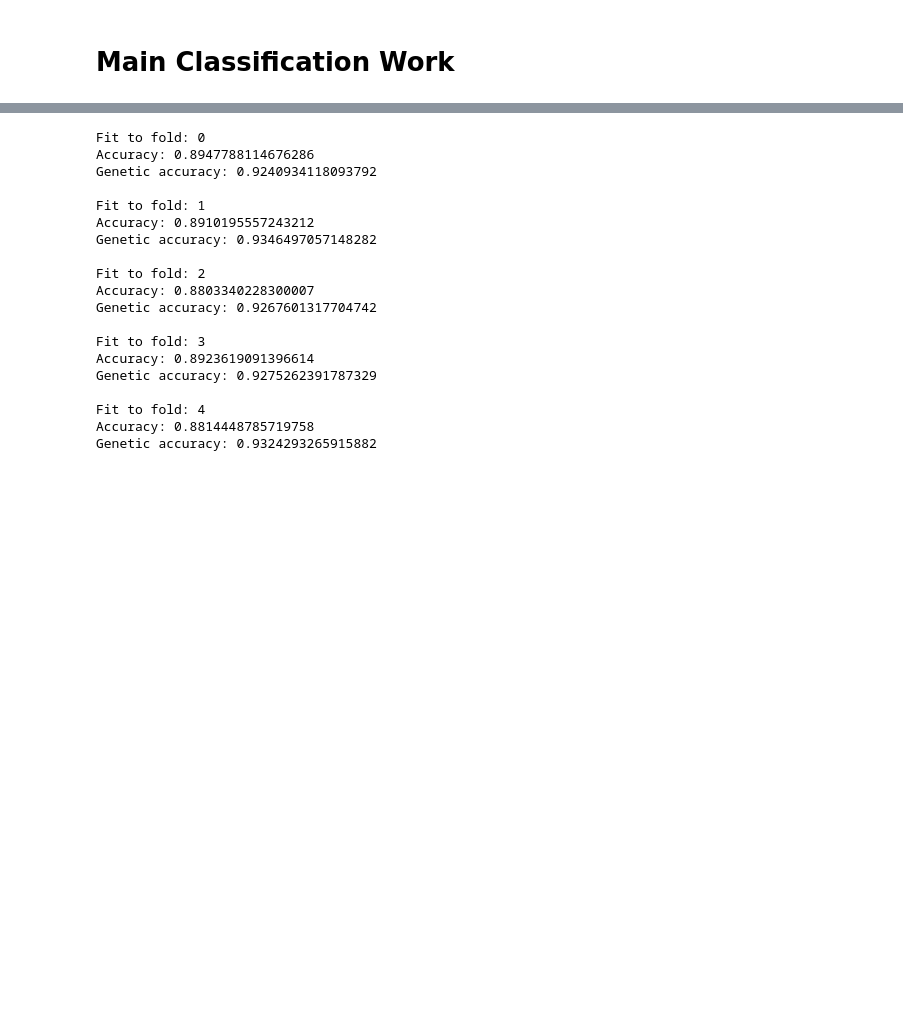
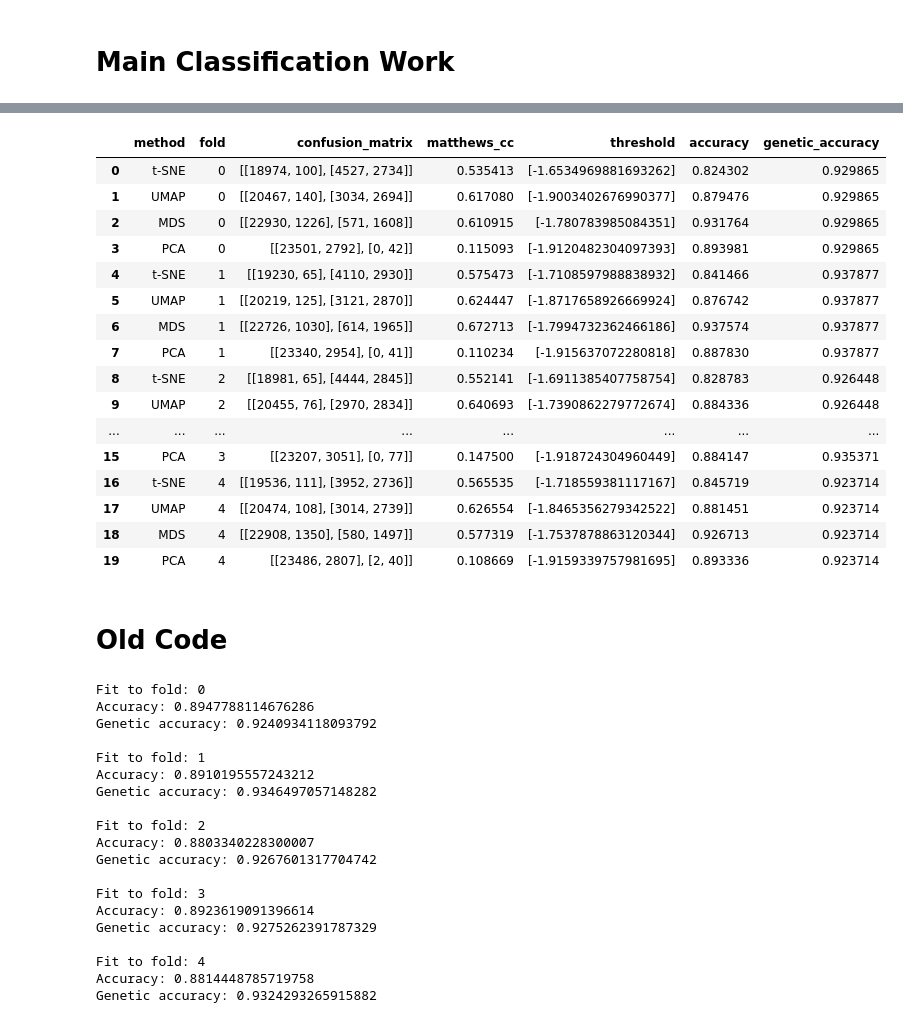
Before and after one commit to blab/cartography, a Jupyter notebook: notebooks/2020-07-28-cross-validation-outline.ipynb, the cells around one changed output, grey strips where cells are left out. Cells and saved outputs as stored; diff of their text form; code cells hidden in the pictures; blank space fills up the shorter version.

```diff
--- a/notebooks/2020-07-28-cross-validation-outline.ipynb
+++ b/notebooks/2020-07-28-cross-validation-outline.ipynb
@@ -341,0 +361,2 @@ Name: (25.0, 0.05), dtype: float64
+# %%
+embedding_class = [TSNE, UMAP, MDS, PCA]
@@ -342,3 +370,11 @@ Name: (25.0, 0.05), dtype: float64
+# %%
+numbers = list(sequences_by_name.values())[:]
+for i in range(0,len(list(sequences_by_name.values()))):
+    numbers[i] = re.sub(r'[^AGCT]', '5', numbers[i])
+    numbers[i] = list(numbers[i].replace('A','1').replace('G','2').replace('C', '3').replace('T','4'))
+    numbers[i] = [int(j) for j in numbers[i]]
+# %%
+numbers = np.array(numbers)
 # %%
 fold_factory = KFold(n_splits=5, shuffle=True)
 folds = fold_factory.split(sequence_names)
@@ -344,0 +505,24 @@ folds = fold_factory.split(sequence_names)
+# %%
+cross_v_info = pd.DataFrame(total_list_methods)
+# %%
+cross_v_info.reset_index(drop=True)
+# %% [output]
+|  | method | fold | confusion_matrix | matthews_cc | threshold | accuracy | genetic_accuracy |
+| 0 | t-SNE | 0 | [[18974, 100], [4527, 2734]] | 0.535413 | [-1.6534969881693262] | 0.824302 | 0.929865 |
+| 1 | UMAP | 0 | [[20467, 140], [3034, 2694]] | 0.617080 | [-1.9003402676990377] | 0.879476 | 0.929865 |
+| 2 | MDS | 0 | [[22930, 1226], [571, 1608]] | 0.610915 | [-1.780783985084351] | 0.931764 | 0.929865 |
+| 3 | PCA | 0 | [[23501, 2792], [0, 42]] | 0.115093 | [-1.9120482304097393] | 0.893981 | 0.929865 |
+| 4 | t-SNE | 1 | [[19230, 65], [4110, 2930]] | 0.575473 | [-1.7108597988838932] | 0.841466 | 0.937877 |
+| 5 | UMAP | 1 | [[20219, 125], [3121, 2870]] | 0.624447 | [-1.8717658926669924] | 0.876742 | 0.937877 |
+| 6 | MDS | 1 | [[22726, 1030], [614, 1965]] | 0.672713 | [-1.7994732362466186] | 0.937574 | 0.937877 |
+| 7 | PCA | 1 | [[23340, 2954], [0, 41]] | 0.110234 | [-1.915637072280818] | 0.887830 | 0.937877 |
+| 8 | t-SNE | 2 | [[18981, 65], [4444, 2845]] | 0.552141 | [-1.6911385407758754] | 0.828783 | 0.926448 |
+| 9 | UMAP | 2 | [[20455, 76], [2970, 2834]] | 0.640693 | [-1.7390862279772674] | 0.884336 | 0.926448 |
+| ... | ... | ... | ... | ... | ... | ... | ... |
+| 15 | PCA | 3 | [[23207, 3051], [0, 77]] | 0.147500 | [-1.918724304960449] | 0.884147 | 0.935371 |
+| 16 | t-SNE | 4 | [[19536, 111], [3952, 2736]] | 0.565535 | [-1.718559381117167] | 0.845719 | 0.923714 |
+| 17 | UMAP | 4 | [[20474, 108], [3014, 2739]] | 0.626554 | [-1.8465356279342522] | 0.881451 | 0.923714 |
+| 18 | MDS | 4 | [[22908, 1350], [580, 1497]] | 0.577319 | [-1.7537878863120344] | 0.926713 | 0.923714 |
+| 19 | PCA | 4 | [[23486, 2807], [2, 40]] | 0.108669 | [-1.9159339757981695] | 0.893336 | 0.923714 |
+# %% [markdown]
+# Old Code
```
Also changed, not shown: parts of 35 cells of this notebook, 2 other files.
